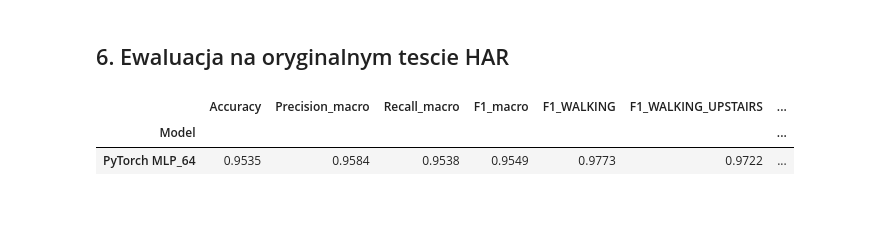
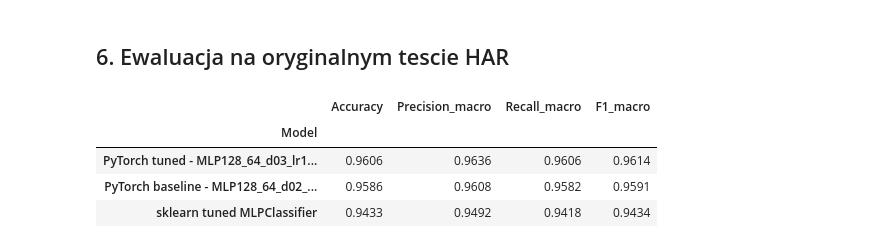
Before and after one commit to PiotrSmola/fetal-health-classification, a Jupyter notebook: human_activity_recognition_pytorch_mlp_project2.ipynb, the cells around one changed output. Drawn from its saved outputs; the diff is of its cells as text; code cells hidden in the pictures; blank space fills up the shorter version.

```diff
--- a/human_activity_recognition_pytorch_mlp_project2.ipynb
+++ b/human_activity_recognition_pytorch_mlp_project2.ipynb
@@ -315,6 +315,13 @@ def train_with_early_stopping(config, train_loader, validation_loader, input_dim
         lr=config["learning_rate"],
         weight_decay=config["weight_decay"],
     )
+    scheduler = torch.optim.lr_scheduler.ReduceLROnPlateau(
+        optimizer,
+        mode="max",
+        factor=0.5,
+        patience=config["scheduler_patience"],
+        min_lr=1e-5,
+    )
 
     history = []
     best_state = None
@@ -347,8 +354,10 @@ def train_with_early_stopping(config, train_loader, validation_loader, input_dim
                 "val_loss": validation_metrics["loss"],
                 "val_accuracy": validation_metrics["accuracy"],
                 "val_f1_macro": validation_metrics["f1_macro"],
+                "learning_rate": optimizer.param_groups[0]["lr"],
             }
         )
+        scheduler.step(validation_metrics["f1_macro"])
 
         if validation_metrics["f1_macro"] > best_val_f1 + config["min_delta"]:
             best_val_f1 = validation_metrics["f1_macro"]
@@ -530,32 +587,57 @@ Epoki finalnego treningu: 63
 # %% [markdown]
 ## 6. Ewaluacja na oryginalnym tescie HAR
 # %%
-test_true_zero, test_pred_zero = collect_predictions(final_model, test_loader)
-test_true_ids = test_true_zero + 1
-test_pred_ids = test_pred_zero + 1
+baseline_true_zero, baseline_pred_zero = collect_predictions(baseline_model, test_loader)
+tuned_true_zero, tuned_pred_zero = collect_predictions(tuned_model, test_loader)
+baseline_true_ids = baseline_true_zero + 1
+baseline_pred_ids = baseline_pred_zero + 1
+tuned_true_ids = tuned_true_zero + 1
+tuned_pred_ids = tuned_pred_zero + 1
 
 def metric_row(model_name, y_true, y_pred):
     per_class = f1_score(y_true, y_pred, labels=sorted(activity_map), average=None)
     row = {
         "Model": model_name,
         "Accuracy": accuracy_score(y_true, y_pred),
         "Precision_macro": precision_score(y_true, y_pred, average="macro"),
         "Recall_macro": recall_score(y_true, y_pred, average="macro"),
         "F1_macro": f1_score(y_true, y_pred, average="macro"),
     }
     row.update(
         {
             f"F1_{activity_map[class_id]}": score
             for class_id, score in zip(sorted(activity_map), per_class)
         }
     )
     return row
 
-test_metrics = pd.DataFrame(
-    [metric_row(f"PyTorch {best_config_name}", test_true_ids, test_pred_ids)]
+pytorch_test_metrics = pd.DataFrame(
+    [
+        metric_row(f"PyTorch baseline - {baseline_config_name}", baseline_true_ids, baseline_pred_ids),
+        metric_row(f"PyTorch tuned - {tuned_config_name}", tuned_true_ids, tuned_pred_ids),
+    ]
 ).set_index("Model")
-test_metrics.round(4)
+
+# Referencja z osobnego notebooka sklearn HAR na tym samym oryginalnym tescie.
+sklearn_reference = pd.DataFrame(
+    [
+        {
+            "Model": "sklearn tuned MLPClassifier",
+            "Accuracy": 0.9433,
+            "Precision_macro": 0.9492,
+            "Recall_macro": 0.9418,
+            "F1_macro": 0.9434,
+        }
+    ]
+).set_index("Model")
+summary_columns = ["Accuracy", "Precision_macro", "Recall_macro", "F1_macro"]
+method_comparison = pd.concat([sklearn_reference, pytorch_test_metrics[summary_columns]])
+
+display(method_comparison.round(4).sort_values("F1_macro", ascending=False))
+pytorch_test_metrics.round(4)
 # %% [output]
-|  | Accuracy | Precision_macro | Recall_macro | F1_macro | F1_WALKING | F1_WALKING_UPSTAIRS | ... |
-| Model |  |  |  |  |  |  | ... |
-| PyTorch MLP_64 | 0.9535 | 0.9584 | 0.9538 | 0.9549 | 0.9773 | 0.9722 | ... |
+|  | Accuracy | Precision_macro | Recall_macro | F1_macro |
+| Model |  |  |  |  |
+| PyTorch tuned - MLP128_64_d03_lr1... | 0.9606 | 0.9636 | 0.9606 | 0.9614 |
+| PyTorch baseline - MLP128_64_d02_... | 0.9586 | 0.9608 | 0.9582 | 0.9591 |
+| sklearn tuned MLPClassifier | 0.9433 | 0.9492 | 0.9418 | 0.9434 |
```
Also changed, not shown: parts of 9 cells of this notebook.
